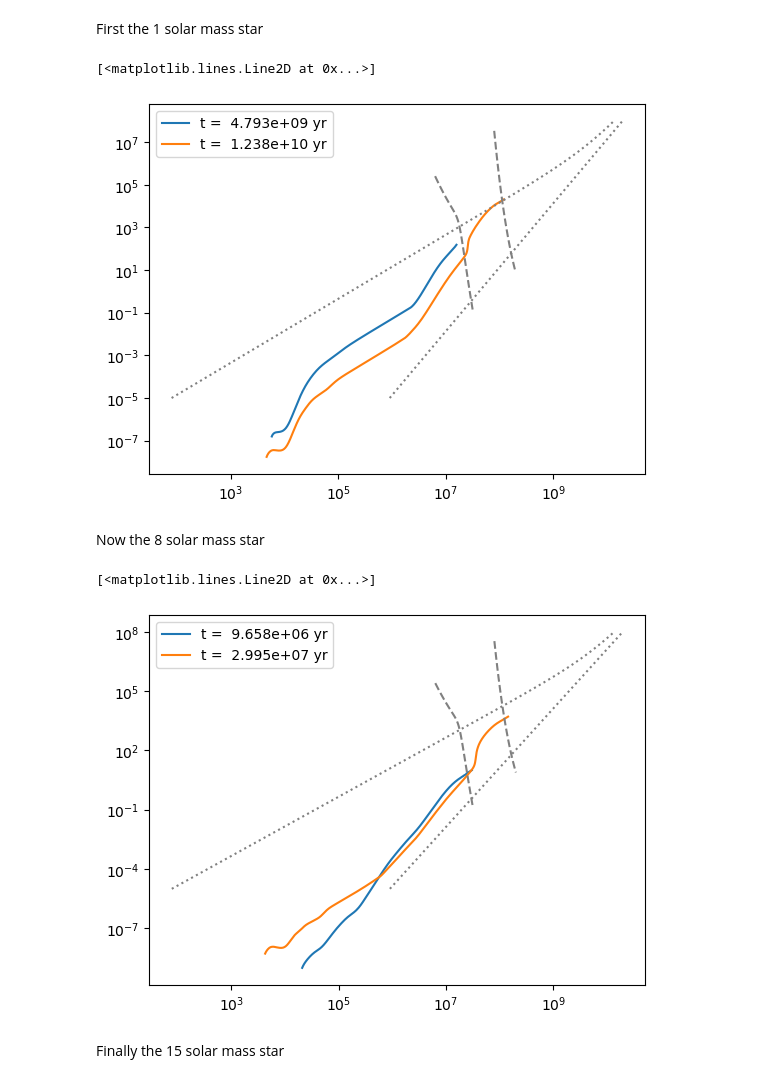
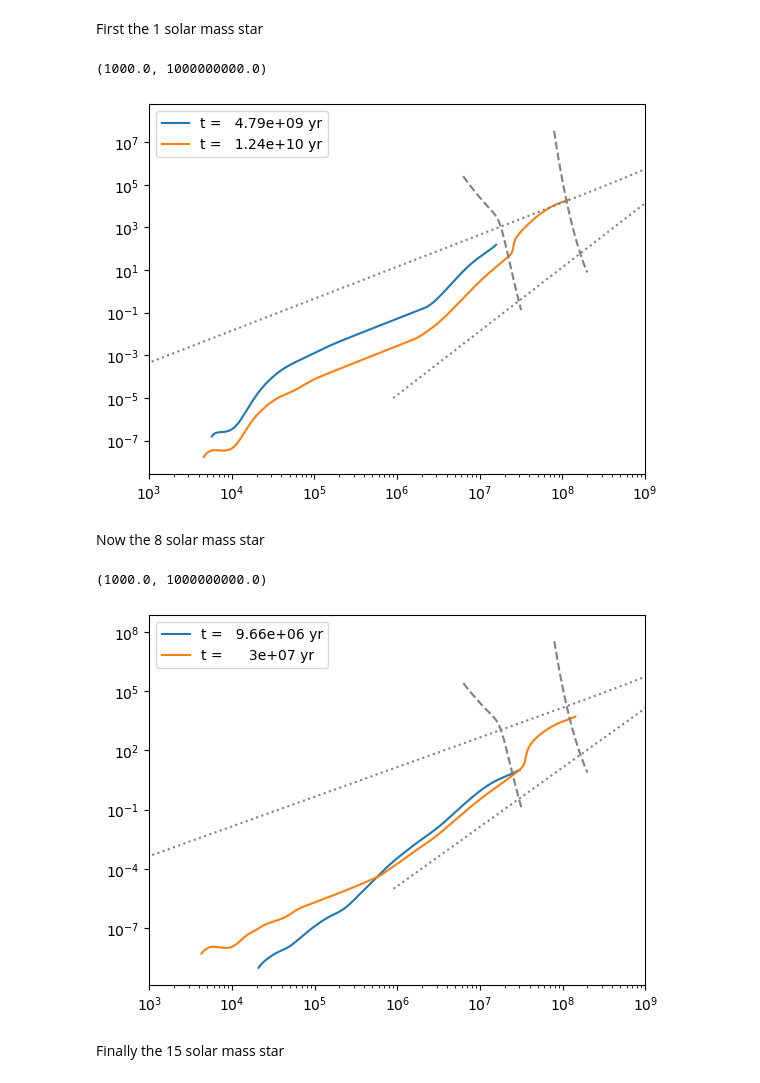
Before and after one commit to zingale/stars, a Jupyter notebook: content/stellar_evolution/stellar-models.ipynb, the cells around one changed output. Cells and saved outputs as stored; diff of their text form; code cells hidden in the pictures.

Commit message:
more plots!

```diff
--- a/content/stellar_evolution/stellar-models.ipynb
+++ b/content/stellar_evolution/stellar-models.ipynb
@@ -150,25 +150,27 @@ First the 1 solar mass star
 # %%
 fig, ax = plt.subplots()
 
 for p in models[0].profiles:
-    ax.plot(p.T, p.Rho, label=f"t = {p.star_age:10.4g} yr")
+    ax.plot(p.T, p.Rho, label=f"t = {p.star_age:10.3g} yr")
 
 ax.loglog(regimes.deg_ideal(rho, mu_e=1.3), rho, color="0.5", ls=":")
 ax.loglog(regimes.rad_ideal(rho, mu=0.6), rho, color="0.5", ls=":")
 ax.legend()
 
 ax.plot(T_H, rho_H, ls="--", color="0.5")
 ax.plot(T_He, rho_He, ls="--", color="0.5")
+
+ax.set_xlim(1.e3, 1.e9)
 # %% [output]
-[<matplotlib.lines.Line2D at 0x...>]
+(1000.0, 1000000000.0)
-[figure, old version]
+[figure, new version]
 # %% [markdown]
 Now the 8 solar mass star
 # %%
 fig, ax = plt.subplots()
 
 for p in models[1].profiles:
-    ax.plot(p.T, p.Rho, label=f"t = {p.star_age:10.4g} yr")
+    ax.plot(p.T, p.Rho, label=f"t = {p.star_age:10.3g} yr")
 
 ax.loglog(regimes.deg_ideal(rho, mu_e=1.3), rho, color="0.5", ls=":")
 ax.loglog(regimes.rad_ideal(rho, mu=0.6), rho, color="0.5", ls=":")
@@ -176,9 +178,11 @@ ax.legend()
 
 ax.plot(T_H, rho_H, ls="--", color="0.5")
 ax.plot(T_He, rho_He, ls="--", color="0.5")
+
+ax.set_xlim(1.e3, 1.e9)
 # %% [output]
-[<matplotlib.lines.Line2D at 0x...>]
+(1000.0, 1000000000.0)
-[figure, old version]
+[figure, new version]
 # %% [markdown]
 Finally the 15 solar mass star
 # %%
```
Also changed, not shown: parts of 6 cells of this notebook.
